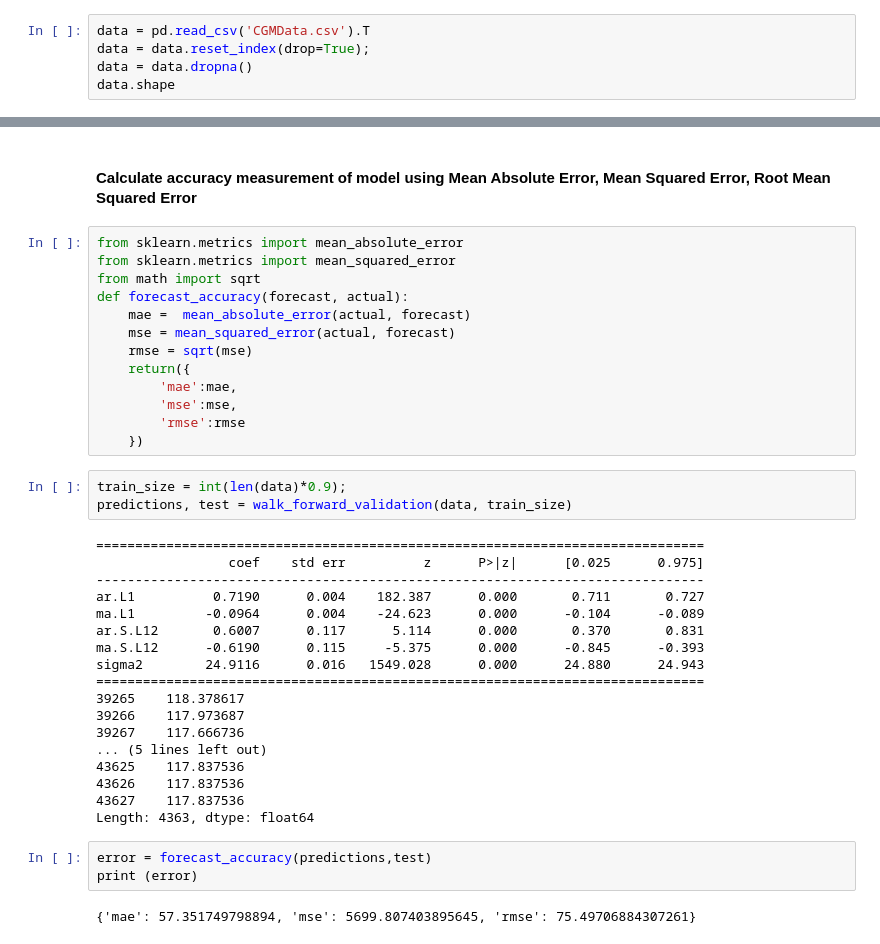
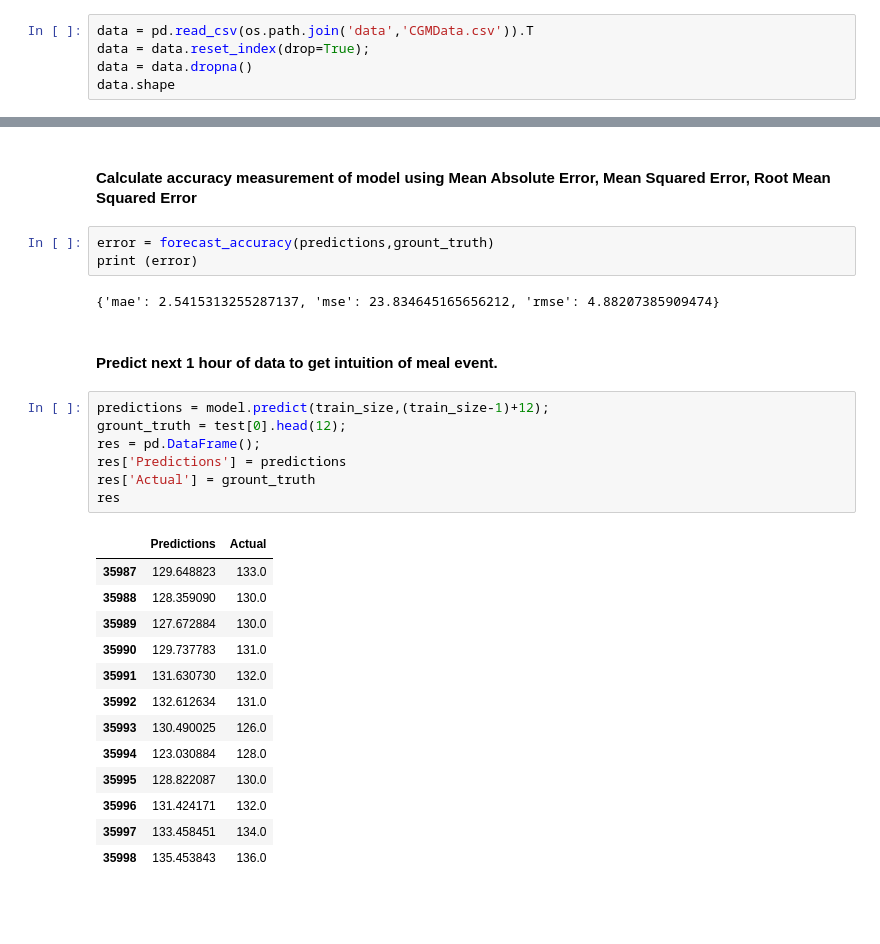
Before and after one commit to yashvakil/continuous-glucose-monitoring, a Jupyter notebook: SARIMAX.ipynb, the cells around one changed output, grey strips where cells are left out. Saved outputs shown, nothing was run; the diff lists cells and outputs as text; blank space fills up the shorter version.

```diff
--- a/SARIMAX.ipynb
+++ b/SARIMAX.ipynb
@@ -14,7 +13,7 @@ import pandas as pd
 import statsmodels.api as sm
 from pandas.plotting import autocorrelation_plot
 # %%
-data = pd.read_csv('CGMData.csv').T
+data = pd.read_csv(os.path.join('data','CGMData.csv')).T
 data = data.reset_index(drop=True);
 data = data.dropna()
 data.shape
@@ -68,41 +111,30 @@ def walk_forward_validation(data,n_test):
 # %% [markdown]
 #### Calculate accuracy measurement of model using Mean Absolute Error, Mean Squared Error, Root Mean Squared Error
-# %%
-from sklearn.metrics import mean_absolute_error
-from sklearn.metrics import mean_squared_error
-from math import sqrt
-def forecast_accuracy(forecast, actual):
-    mae =  mean_absolute_error(actual, forecast)
-    mse = mean_squared_error(actual, forecast)
-    rmse = sqrt(mse)
-    return({
-        'mae':mae,
-        'mse':mse,
-        'rmse':rmse
-    })
-# %%
-train_size = int(len(data)*0.9);
-predictions, test = walk_forward_validation(data, train_size)
-# %% [output]
-==============================================================================
-                 coef    std err          z      P>|z|      [0.025      0.975]
-------------------------------------------------------------------------------
-ar.L1          0.7190      0.004    182.387      0.000       0.711       0.727
-ma.L1         -0.0964      0.004    -24.623      0.000      -0.104      -0.089
-ar.S.L12       0.6007      0.117      5.114      0.000       0.370       0.831
-ma.S.L12      -0.6190      0.115     -5.375      0.000      -0.845      -0.393
-sigma2        24.9116      0.016   1549.028      0.000      24.880      24.943
-==============================================================================
-39265    118.378617
-39266    117.973687
-39267    117.666736
-... (5 lines left out)
-43625    117.837536
-43626    117.837536
-43627    117.837536
-Length: 4363, dtype: float64
 # %%
-error = forecast_accuracy(predictions,test)
+error = forecast_accuracy(predictions,grount_truth)
 print (error)
 # %% [output]
-{'mae': 57.351749798894, 'mse': 5699.807403895645, 'rmse': 75.49706884307261}
+{'mae': 2.5415313255287137, 'mse': 23.834645165656212, 'rmse': 4.88207385909474}
+# %% [markdown]
+#### Predict next 1 hour of data to get intuition of meal event.
+# %%
+predictions = model.predict(train_size,(train_size-1)+12);
+grount_truth = test[0].head(12);
+res = pd.DataFrame();
+res['Predictions'] = predictions
+res['Actual'] = grount_truth
+res
+# %% [output]
+|  | Predictions | Actual |
+| 35987 | 129.648823 | 133.0 |
+| 35988 | 128.359090 | 130.0 |
+| 35989 | 127.672884 | 130.0 |
+| 35990 | 129.737783 | 131.0 |
+| 35991 | 131.630730 | 132.0 |
+| 35992 | 132.612634 | 131.0 |
+| 35993 | 130.490025 | 126.0 |
+| 35994 | 123.030884 | 128.0 |
+| 35995 | 128.822087 | 130.0 |
+| 35996 | 131.424171 | 132.0 |
+| 35997 | 133.458451 | 134.0 |
+| 35998 | 135.453843 | 136.0 |
```
Also changed, not shown: parts of 7 cells of this notebook.
